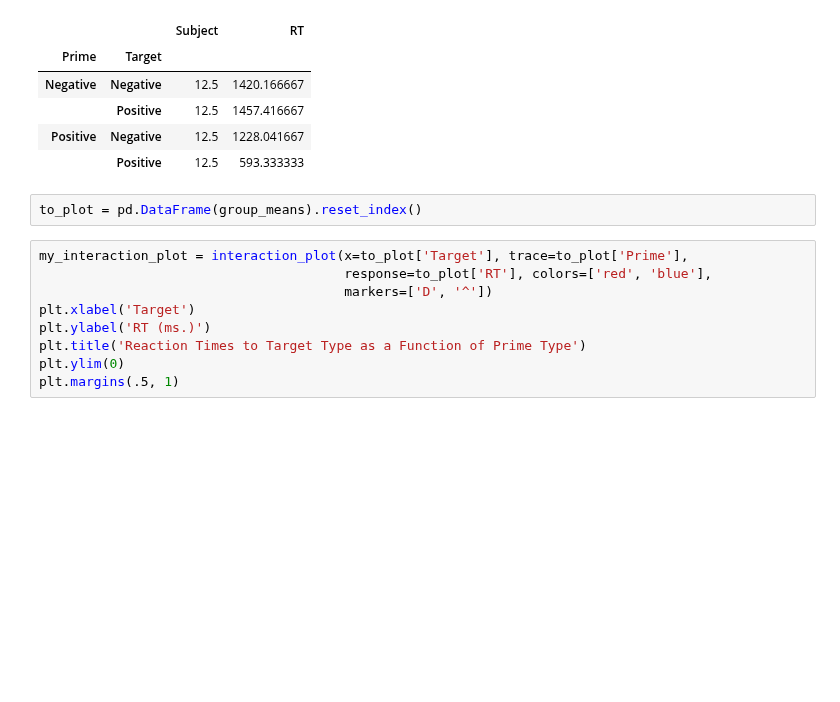
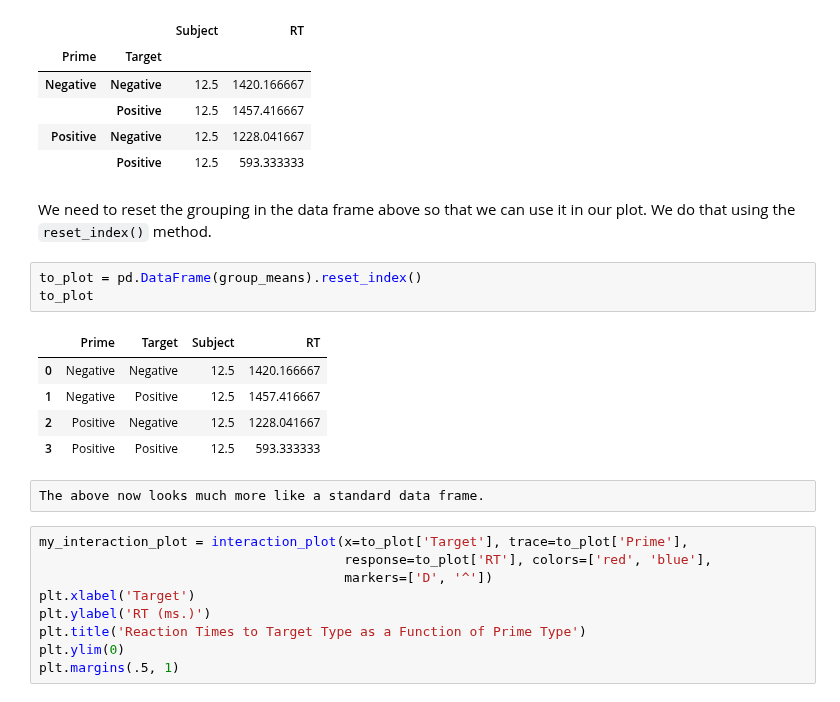
Before and after one commit to ajstewartlang/02_intro_to_python_programming, a Jupyter notebook: pandas.ipynb, the cells around one changed output. Cells and saved outputs as stored; diff of their text form; blank space fills up the shorter version.

```diff
--- a/pandas.ipynb
+++ b/pandas.ipynb
@@ -247,8 +251,19 @@ pd.DataFrame(group_means)
 |  | Positive | 12.5 | 1457.416667 |
 | Positive | Negative | 12.5 | 1228.041667 |
 |  | Positive | 12.5 | 593.333333 |
+# %% [markdown]
+We need to reset the grouping in the data frame above so that we can use it in our plot. We do that using the `reset_index()` method.
 # %%
 to_plot = pd.DataFrame(group_means).reset_index()
+to_plot
+# %% [output]
+|  | Prime | Target | Subject | RT |
+| 0 | Negative | Negative | 12.5 | 1420.166667 |
+| 1 | Negative | Positive | 12.5 | 1457.416667 |
+| 2 | Positive | Negative | 12.5 | 1228.041667 |
+| 3 | Positive | Positive | 12.5 | 593.333333 |
+# %%
+The above now looks much more like a standard data frame.
 # %%
 my_interaction_plot = interaction_plot(x=to_plot['Target'], trace=to_plot['Prime'],
                                        response=to_plot['RT'], colors=['red', 'blue'],
```
Also changed, not shown: parts of 3 cells of this notebook, 9 other files.
